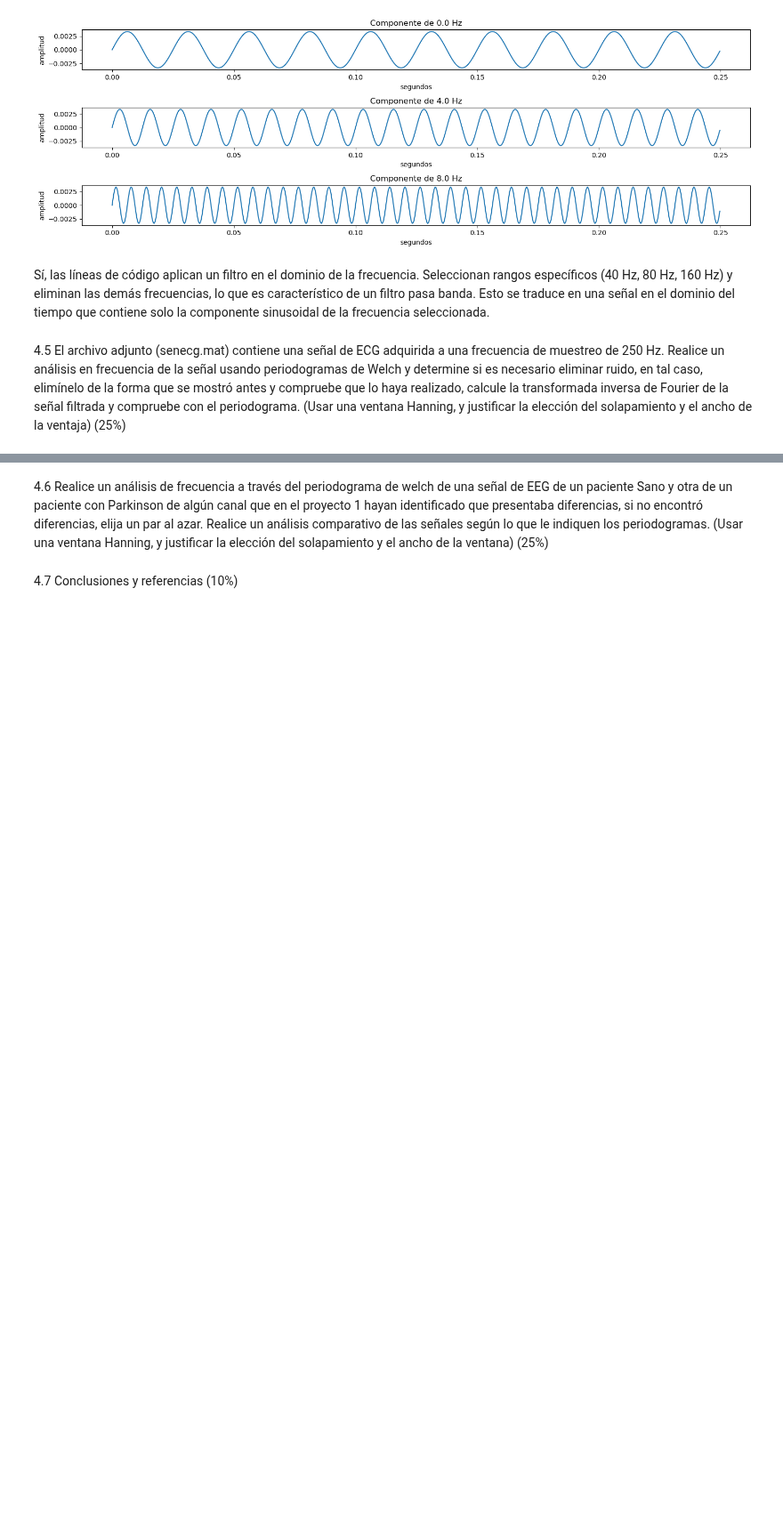
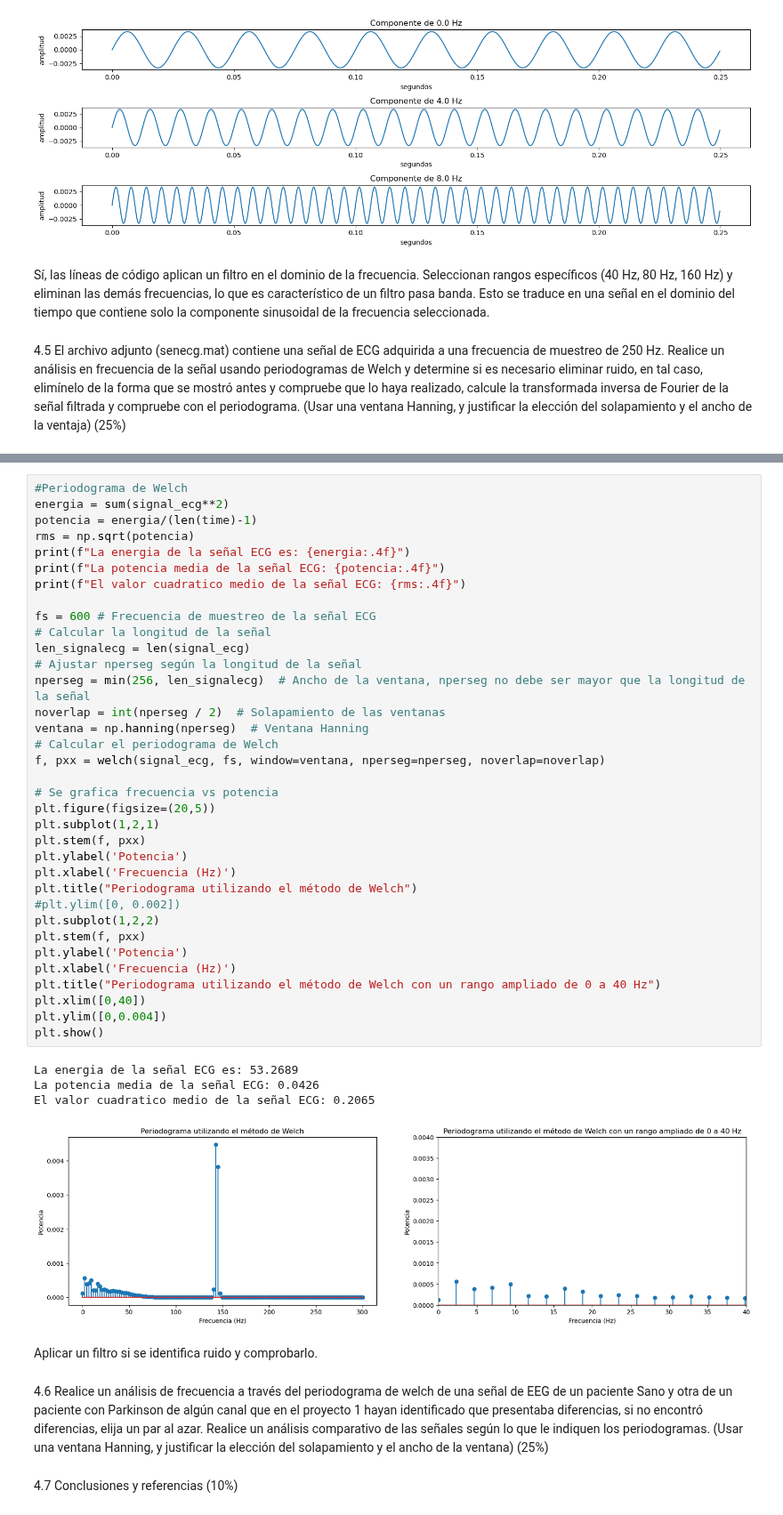
Before and after one commit to LuEnciso21/BIOSENALES24II, a Jupyter notebook: Practica5/P6_AESPECTRAL_LUISAENCISO_JADERCHINGAL.ipynb, the cells around one changed output, grey strips where cells are left out. Shown at 89% size. Drawn from its saved outputs; the diff is of its cells as text; blank space fills up the shorter version.

```diff
--- a/Practica5/P6_AESPECTRAL_LUISAENCISO_JADERCHINGAL.ipynb
+++ b/Practica5/P6_AESPECTRAL_LUISAENCISO_JADERCHINGAL.ipynb
@@ -471,3 +328,45 @@ plt.show()
+# %%
+#Periodograma de Welch
+energia = sum(signal_ecg**2)
+potencia = energia/(len(time)-1)
+rms = np.sqrt(potencia)
+print(f"La energia de la señal ECG es: {energia:.4f}")
+print(f"La potencia media de la señal ECG: {potencia:.4f}")
+print(f"El valor cuadratico medio de la señal ECG: {rms:.4f}")
+
+fs = 600 # Frecuencia de muestreo de la señal ECG
+# Calcular la longitud de la señal
+len_signalecg = len(signal_ecg)
+# Ajustar nperseg según la longitud de la señal
+nperseg = min(256, len_signalecg)  # Ancho de la ventana, nperseg no debe ser mayor que la longitud de la señal
+noverlap = int(nperseg / 2)  # Solapamiento de las ventanas
+ventana = np.hanning(nperseg)  # Ventana Hanning
+# Calcular el periodograma de Welch
+f, pxx = welch(signal_ecg, fs, window=ventana, nperseg=nperseg, noverlap=noverlap)
+
+# Se grafica frecuencia vs potencia
+plt.figure(figsize=(20,5))
+plt.subplot(1,2,1)
+plt.stem(f, pxx)
+plt.ylabel('Potencia')
+plt.xlabel('Frecuencia (Hz)')
+plt.title("Periodograma utilizando el método de Welch")
+#plt.ylim([0, 0.002])
+plt.subplot(1,2,2)
+plt.stem(f, pxx)
+plt.ylabel('Potencia')
+plt.xlabel('Frecuencia (Hz)')
+plt.title("Periodograma utilizando el método de Welch con un rango ampliado de 0 a 40 Hz")
+plt.xlim([0,40])
+plt.ylim([0,0.004])
+plt.show()
+# %% [output]
+La energia de la señal ECG es: 53.2689
+La potencia media de la señal ECG: 0.0426
+El valor cuadratico medio de la señal ECG: 0.2065
+[figure, added]
+# %% [markdown]
+Aplicar un filtro si se identifica ruido y comprobarlo.
 # %% [markdown]
 4.6 Realice un análisis de frecuencia a través del periodograma de welch de una señal de EEG de un paciente Sano y otra de un paciente con Parkinson de algún canal que en el proyecto 1 hayan identificado que presentaba diferencias, si no encontró diferencias, elija un par al azar. Realice un análisis comparativo de las señales según lo que le indiquen los periodogramas. (Usar una ventana Hanning, y justificar la elección del solapamiento y el ancho de la ventana) (25%)
 # %% [markdown]
```
Also changed, not shown: parts of 8 cells of this notebook.
